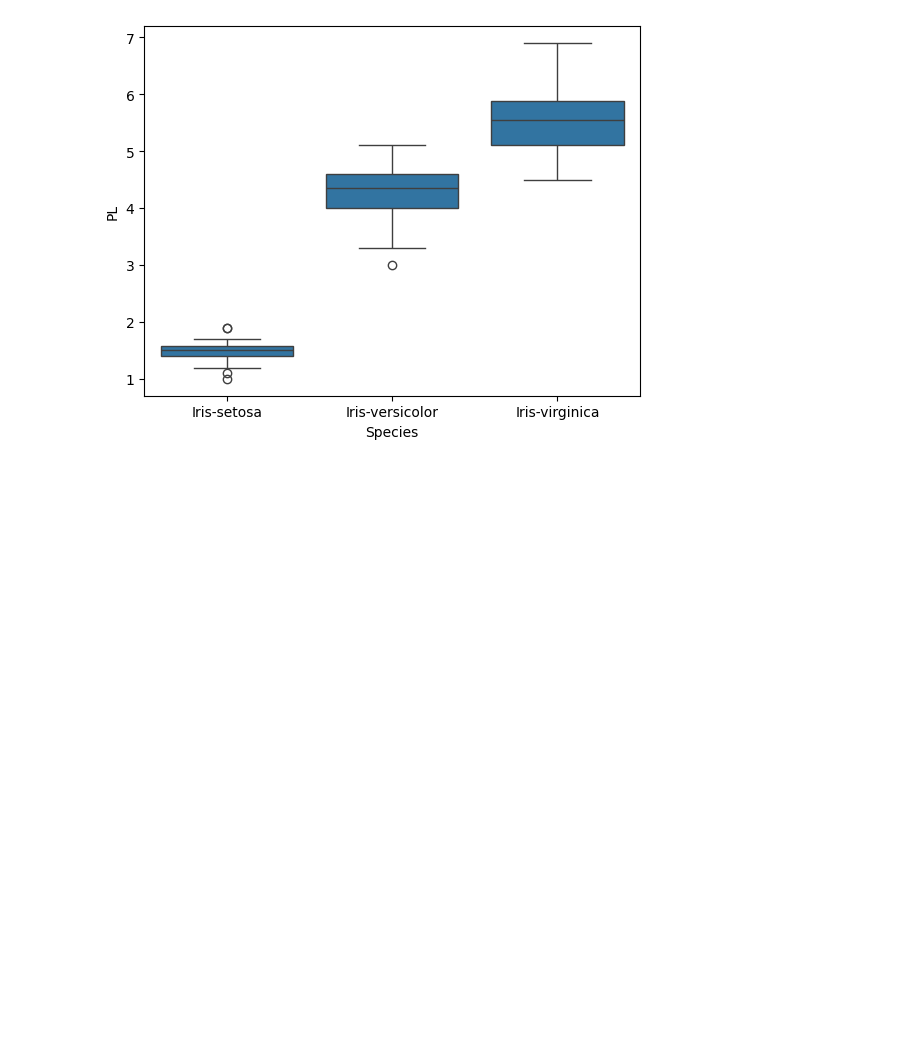
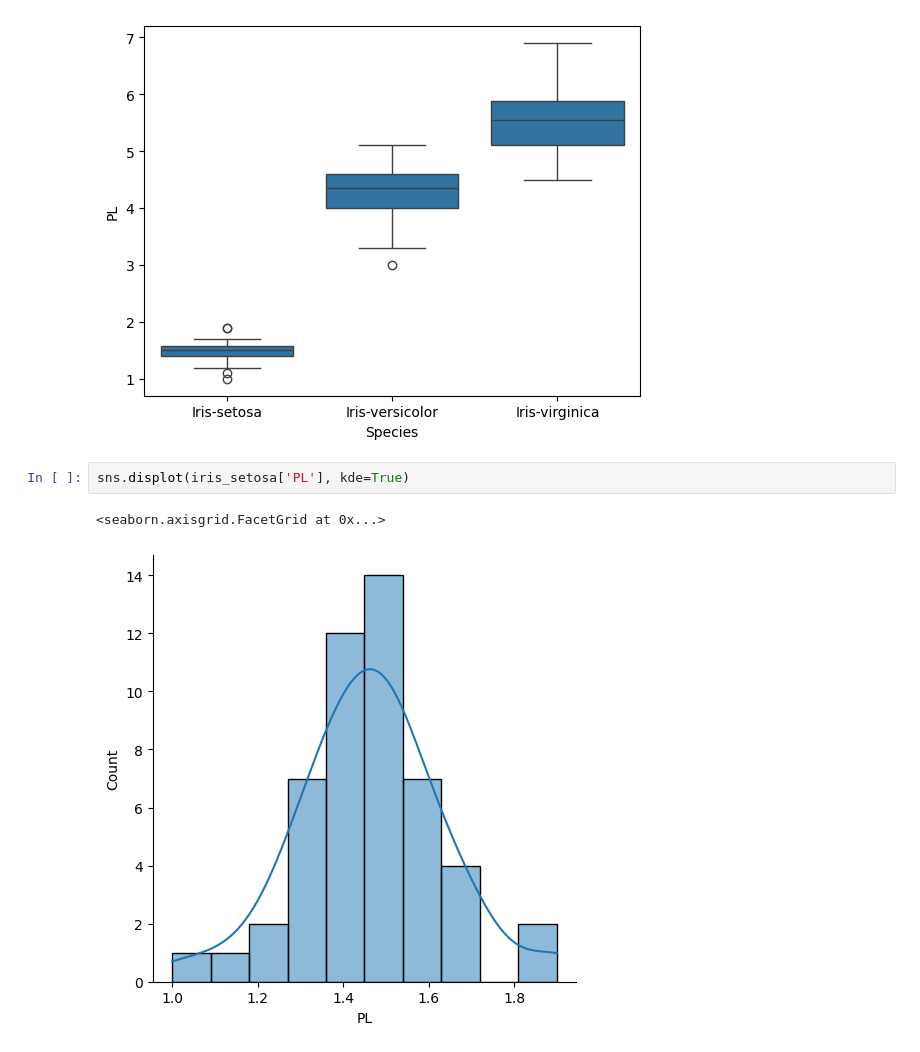
Before and after one commit to OjasTulswani/ml-learning-journal, a Jupyter notebook: basic_mathematics/Statistics/lect3_measure_of_dispersion.ipynb, the cells around one changed output. Cells and saved outputs as stored; diff of their text form; blank space fills up the shorter version.

```diff
--- a/basic_mathematics/Statistics/lect3_measure_of_dispersion.ipynb
+++ b/basic_mathematics/Statistics/lect3_measure_of_dispersion.ipynb
@@ -199,3 +209,8 @@ sns.boxplot(x='Species',y='PL',data=data)
 # %% [output]
 <Axes: xlabel='Species', ylabel='PL'>
 [figure]
+# %%
+sns.displot(iris_setosa['PL'], kde=True)
+# %% [output]
+<seaborn.axisgrid.FacetGrid at 0x...>
+[figure, added]
```
Also changed, not shown: parts of 3 cells of this notebook, 1 other file.
